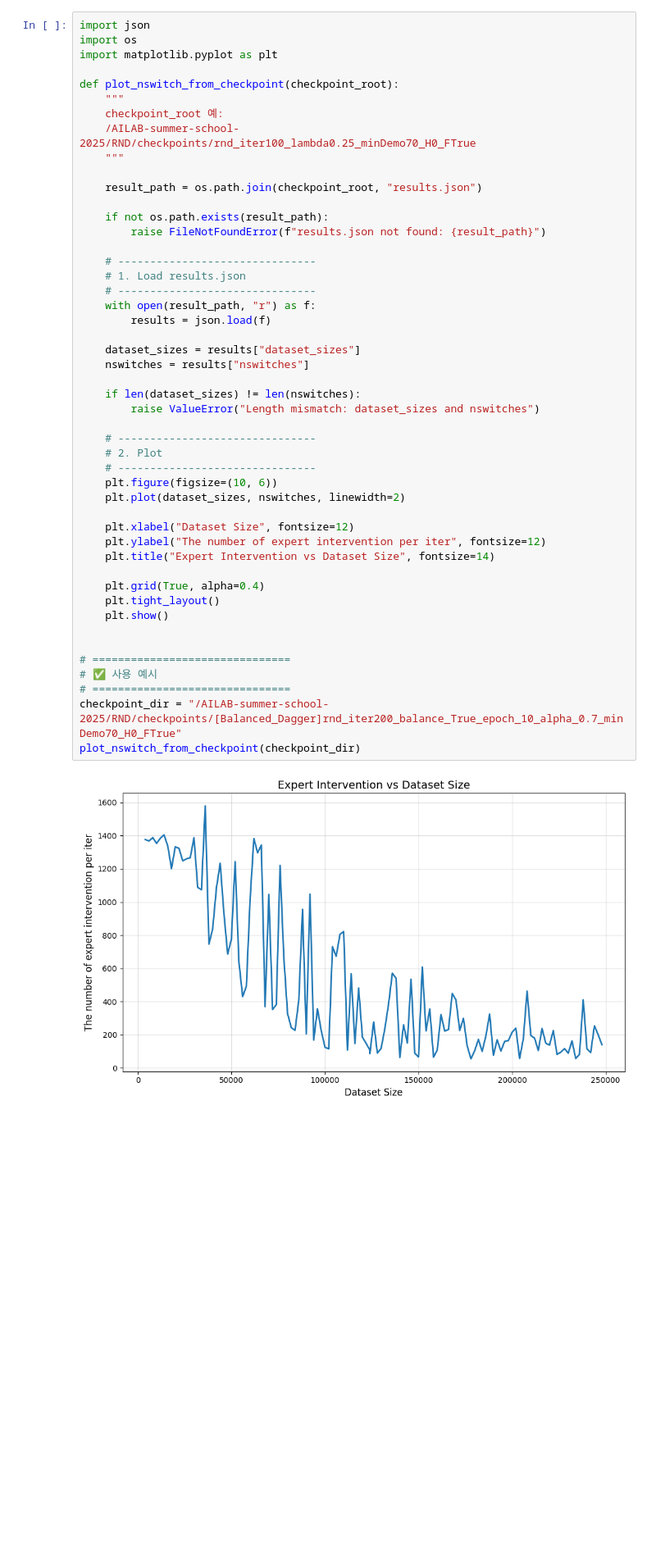
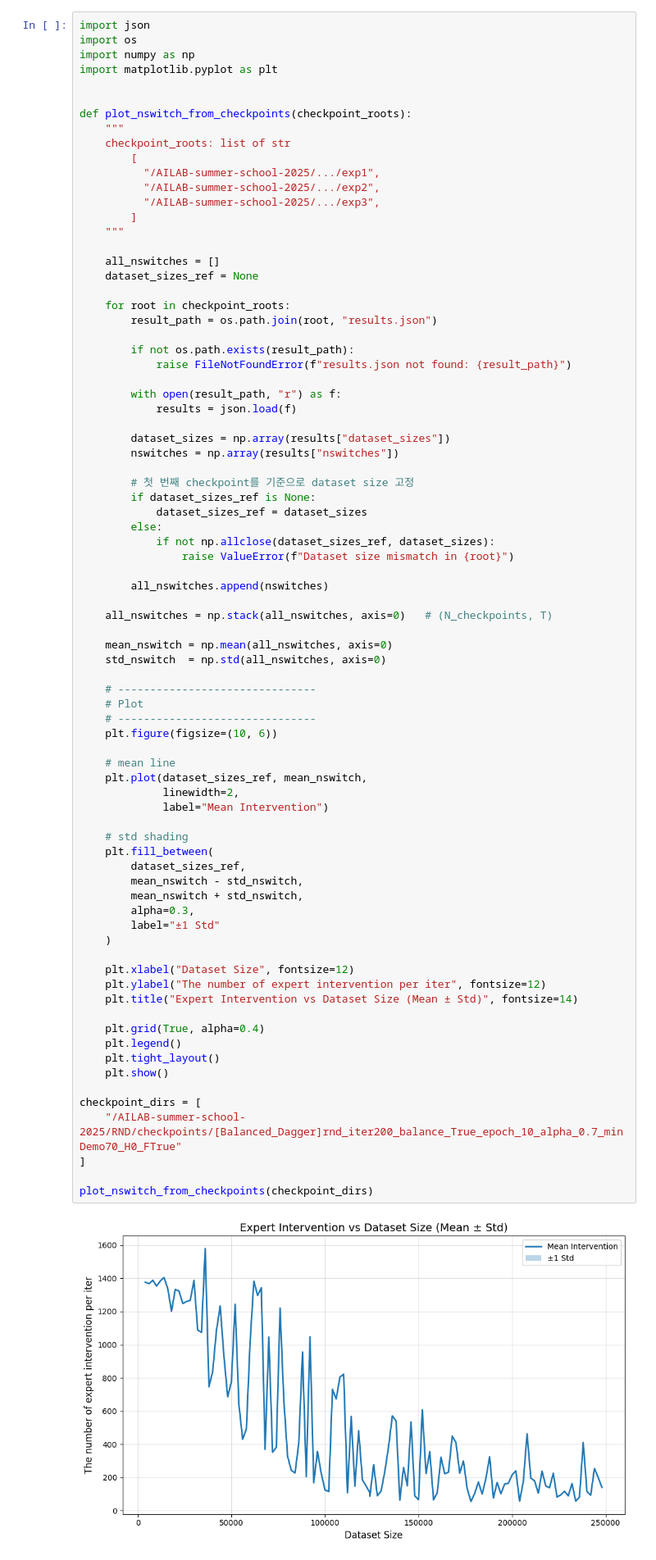
Before and after one commit to hyewon1024/fail-detect, a Jupyter notebook: RND/visualization/nswitches_plot.ipynb, the cells around one changed output. Shown at 82% size. Saved outputs shown, nothing was run; the diff lists cells and outputs as text; blank space fills up the shorter version.

```diff
--- a/RND/visualization/nswitches_plot.ipynb
+++ b/RND/visualization/nswitches_plot.ipynb
@@ -1,50 +1,81 @@
 # %%
 import json
 import os
+import numpy as np
 import matplotlib.pyplot as plt
 
-def plot_nswitch_from_checkpoint(checkpoint_root):
+
+def plot_nswitch_from_checkpoints(checkpoint_roots):
     """
-    checkpoint_root 예:
-    /AILAB-summer-school-2025/RND/checkpoints/rnd_iter100_lambda0.25_minDemo70_H0_FTrue
+    checkpoint_roots: list of str
+        [
+          "/AILAB-summer-school-2025/.../exp1",
+          "/AILAB-summer-school-2025/.../exp2",
+          "/AILAB-summer-school-2025/.../exp3",
+        ]
     """
 
-    result_path = os.path.join(checkpoint_root, "results.json")
+    all_nswitches = []
+    dataset_sizes_ref = None
 
-    if not os.path.exists(result_path):
-        raise FileNotFoundError(f"results.json not found: {result_path}")
+    for root in checkpoint_roots:
+        result_path = os.path.join(root, "results.json")
+
+        if not os.path.exists(result_path):
+            raise FileNotFoundError(f"results.json not found: {result_path}")
+
+        with open(result_path, "r") as f:
+            results = json.load(f)
+
+        dataset_sizes = np.array(results["dataset_sizes"])
+        nswitches = np.array(results["nswitches"])
+
+        # 첫 번째 checkpoint를 기준으로 dataset size 고정
+        if dataset_sizes_ref is None:
+            dataset_sizes_ref = dataset_sizes
+        else:
+            if not np.allclose(dataset_sizes_ref, dataset_sizes):
+                raise ValueError(f"Dataset size mismatch in {root}")
+
+        all_nswitches.append(nswitches)
+
+    all_nswitches = np.stack(all_nswitches, axis=0)   # (N_checkpoints, T)
+
+    mean_nswitch = np.mean(all_nswitches, axis=0)
+    std_nswitch  = np.std(all_nswitches, axis=0)
 
     # -------------------------------
-    # 1. Load results.json
-    # -------------------------------
-    with open(result_path, "r") as f:
-        results = json.load(f)
-
-    dataset_sizes = results["dataset_sizes"]
-    nswitches = results["nswitches"]
-
-    if len(dataset_sizes) != len(nswitches):
-        raise ValueError("Length mismatch: dataset_sizes and nswitches")
-
-    # -------------------------------
-    # 2. Plot
+    # Plot
     # -------------------------------
     plt.figure(figsize=(10, 6))
-    plt.plot(dataset_sizes, nswitches, linewidth=2)
+
+    # mean line
+    plt.plot(dataset_sizes_ref, mean_nswitch,
+             linewidth=2,
+             label="Mean Intervention")
+
+    # std shading
+    plt.fill_between(
+        dataset_sizes_ref,
+        mean_nswitch - std_nswitch,
+        mean_nswitch + std_nswitch,
+        alpha=0.3,
+        label="±1 Std"
+    )
 
     plt.xlabel("Dataset Size", fontsize=12)
     plt.ylabel("The number of expert intervention per iter", fontsize=12)
-    plt.title("Expert Intervention vs Dataset Size", fontsize=14)
+    plt.title("Expert Intervention vs Dataset Size (Mean ± Std)", fontsize=14)
 
     plt.grid(True, alpha=0.4)
+    plt.legend()
     plt.tight_layout()
     plt.show()
 
+checkpoint_dirs = [
+    "/AILAB-summer-school-2025/RND/checkpoints/[Balanced_Dagger]rnd_iter200_balance_True_epoch_10_alpha_0.7_minDemo70_H0_FTrue"
+]
 
-# ===============================
-# ✅ 사용 예시
-# ===============================
-checkpoint_dir = "/AILAB-summer-school-2025/RND/checkpoints/[Balanced_Dagger]rnd_iter200_balance_True_epoch_10_alpha_0.7_minDemo70_H0_FTrue"
-plot_nswitch_from_checkpoint(checkpoint_dir)
+plot_nswitch_from_checkpoints(checkpoint_dirs)
 # %% [output]
-[figure, old version]
+[figure, new version]
```
Also changed, not shown: 5 other files.
